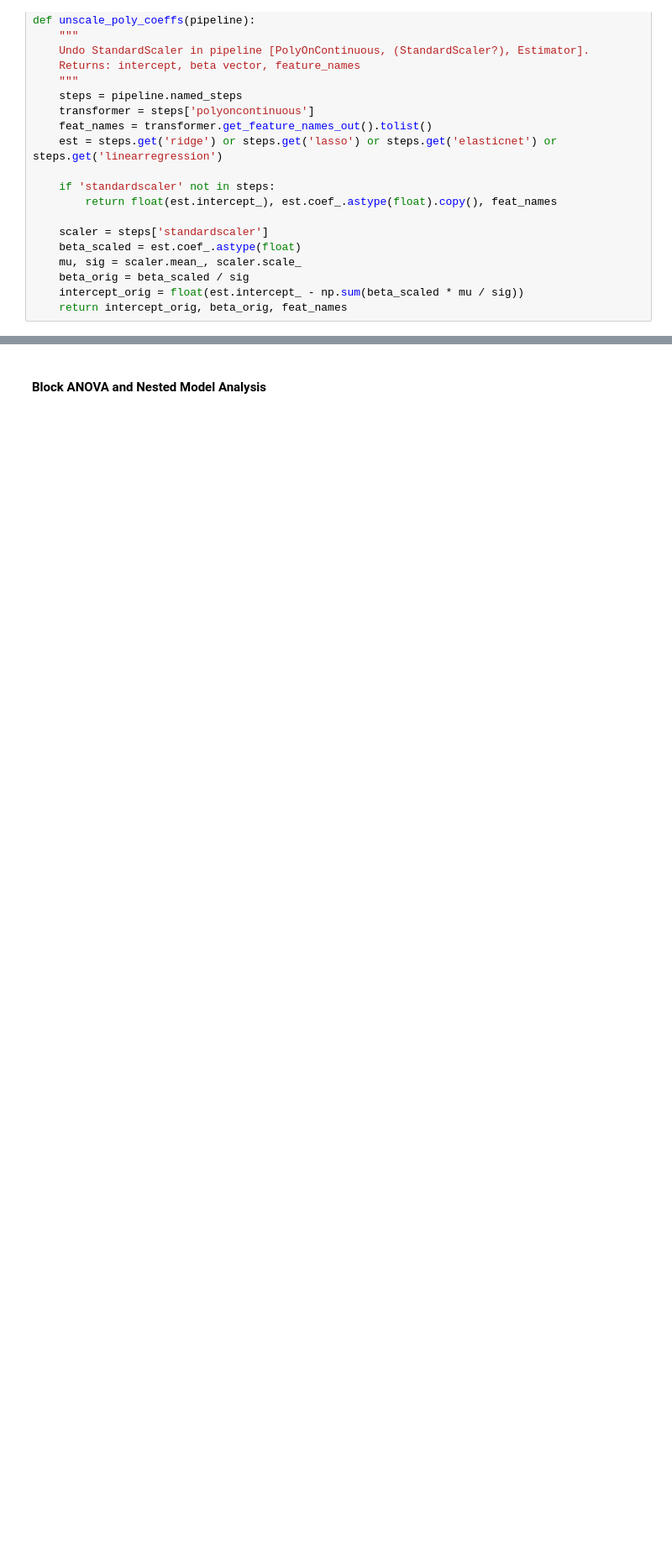
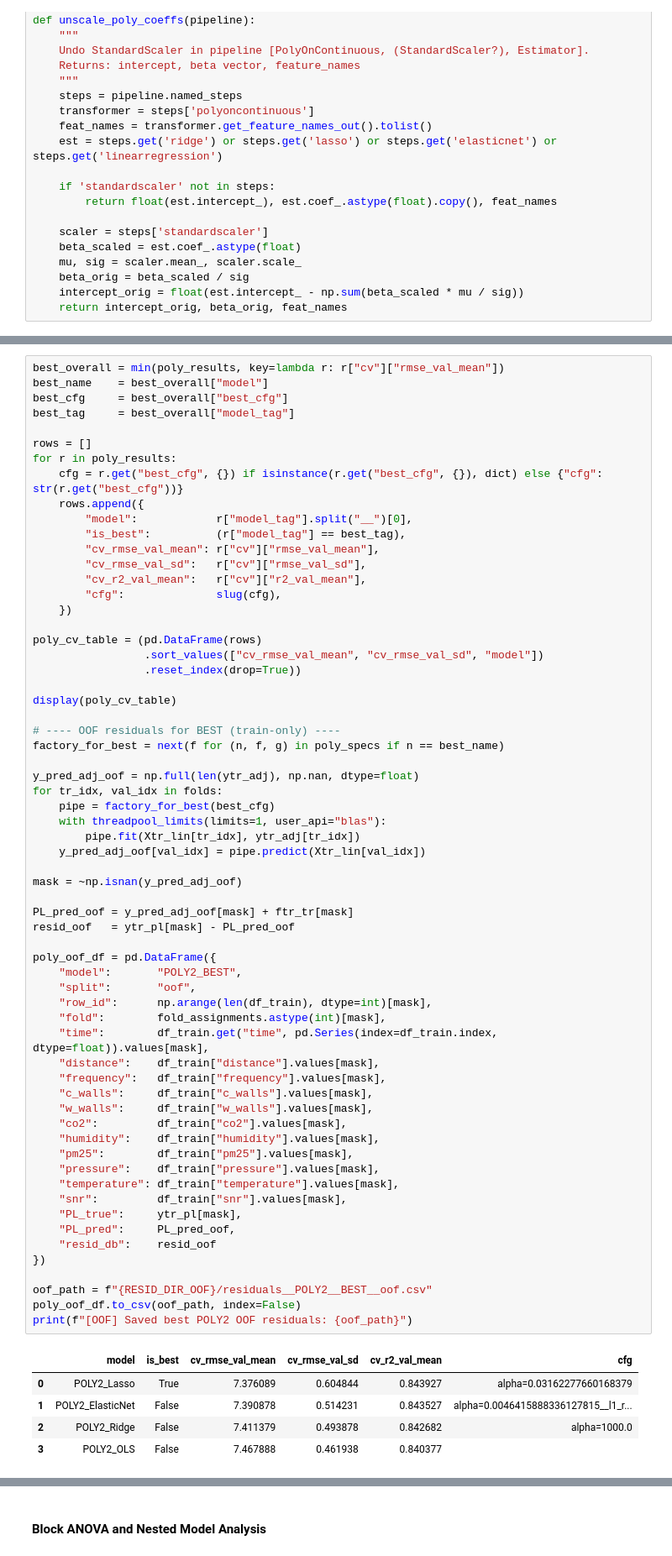
Before and after one commit to nahshonmokua/LoRaWAN-Indoor-PL-parametrics, a Jupyter notebook: 03_POLY2 (OLS-R-L-EN & ANOVA).ipynb, the cells around one changed output, grey strips where cells are left out. Shown at 84% size. Saved outputs shown, nothing was run; the diff lists cells and outputs as text; blank space fills up the shorter version.

```diff
--- a/03_POLY2 (OLS-R-L-EN & ANOVA).ipynb
+++ b/03_POLY2 (OLS-R-L-EN & ANOVA).ipynb
@@ -397,0 +370,69 @@ Done.
+# %%
+best_overall = min(poly_results, key=lambda r: r["cv"]["rmse_val_mean"])
+best_name    = best_overall["model"]
+best_cfg     = best_overall["best_cfg"]
+best_tag     = best_overall["model_tag"]
+
+rows = []
+for r in poly_results:
+    cfg = r.get("best_cfg", {}) if isinstance(r.get("best_cfg", {}), dict) else {"cfg": str(r.get("best_cfg"))}
+    rows.append({
+        "model":            r["model_tag"].split("__")[0],
+        "is_best":          (r["model_tag"] == best_tag),
+        "cv_rmse_val_mean": r["cv"]["rmse_val_mean"],
+        "cv_rmse_val_sd":   r["cv"]["rmse_val_sd"],
+        "cv_r2_val_mean":   r["cv"]["r2_val_mean"],
+        "cfg":              slug(cfg),
+    })
+
+poly_cv_table = (pd.DataFrame(rows)
+                 .sort_values(["cv_rmse_val_mean", "cv_rmse_val_sd", "model"])
+                 .reset_index(drop=True))
+
+display(poly_cv_table)
+
+# ---- OOF residuals for BEST (train-only) ----
+factory_for_best = next(f for (n, f, g) in poly_specs if n == best_name)
+
+y_pred_adj_oof = np.full(len(ytr_adj), np.nan, dtype=float)
+for tr_idx, val_idx in folds:
+    pipe = factory_for_best(best_cfg)
+    with threadpool_limits(limits=1, user_api="blas"):
+        pipe.fit(Xtr_lin[tr_idx], ytr_adj[tr_idx])
+    y_pred_adj_oof[val_idx] = pipe.predict(Xtr_lin[val_idx])
+
+mask = ~np.isnan(y_pred_adj_oof)
+
+PL_pred_oof = y_pred_adj_oof[mask] + ftr_tr[mask]
+resid_oof   = ytr_pl[mask] - PL_pred_oof
+
+poly_oof_df = pd.DataFrame({
+    "model":       "POLY2_BEST",
+    "split":       "oof",
+    "row_id":      np.arange(len(df_train), dtype=int)[mask],
+    "fold":        fold_assignments.astype(int)[mask],
+    "time":        df_train.get("time", pd.Series(index=df_train.index, dtype=float)).values[mask],
+    "distance":    df_train["distance"].values[mask],
+    "frequency":   df_train["frequency"].values[mask],
+    "c_walls":     df_train["c_walls"].values[mask],
+    "w_walls":     df_train["w_walls"].values[mask],
+    "co2":         df_train["co2"].values[mask],
+    "humidity":    df_train["humidity"].values[mask],
+    "pm25":        df_train["pm25"].values[mask],
+    "pressure":    df_train["pressure"].values[mask],
+    "temperature": df_train["temperature"].values[mask],
+    "snr":         df_train["snr"].values[mask],
+    "PL_true":     ytr_pl[mask],
+    "PL_pred":     PL_pred_oof,
+    "resid_db":    resid_oof
+})
+
+oof_path = f"{RESID_DIR_OOF}/residuals__POLY2__BEST__oof.csv"
+poly_oof_df.to_csv(oof_path, index=False)
+print(f"[OOF] Saved best POLY2 OOF residuals: {oof_path}")
+# %% [output]
+|  | model | is_best | cv_rmse_val_mean | cv_rmse_val_sd | cv_r2_val_mean | cfg |
+| 0 | POLY2_Lasso | True | 7.376089 | 0.604844 | 0.843927 | alpha=0.03162277660168379 |
+| 1 | POLY2_ElasticNet | False | 7.390878 | 0.514231 | 0.843527 | alpha=0.0046415888336127815__l1_r... |
+| 2 | POLY2_Ridge | False | 7.411379 | 0.493878 | 0.842682 | alpha=1000.0 |
+| 3 | POLY2_OLS | False | 7.467888 | 0.461938 | 0.840377 |  |
```
Also changed, not shown: parts of 17 cells of this notebook, 4 other files.
